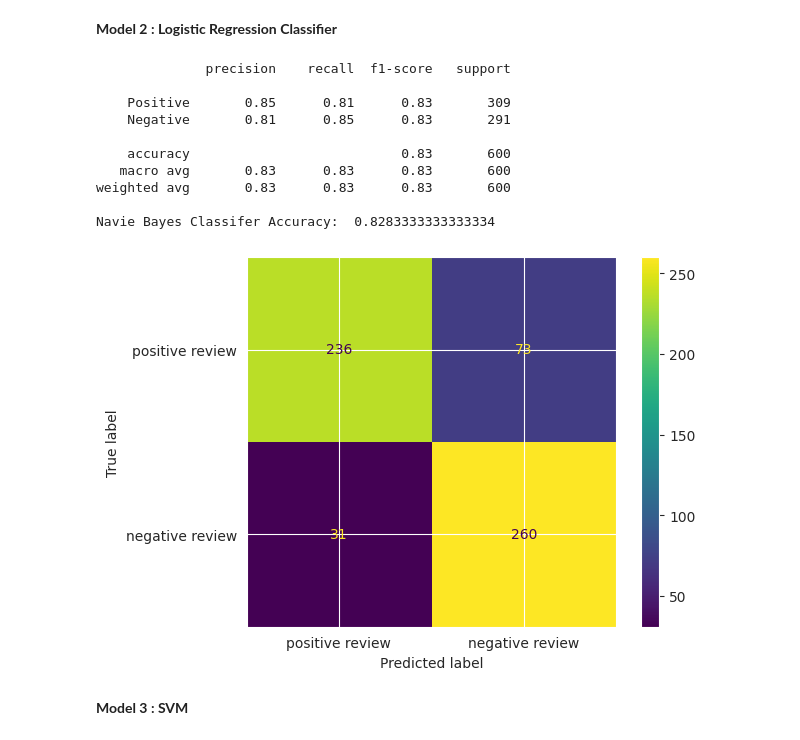
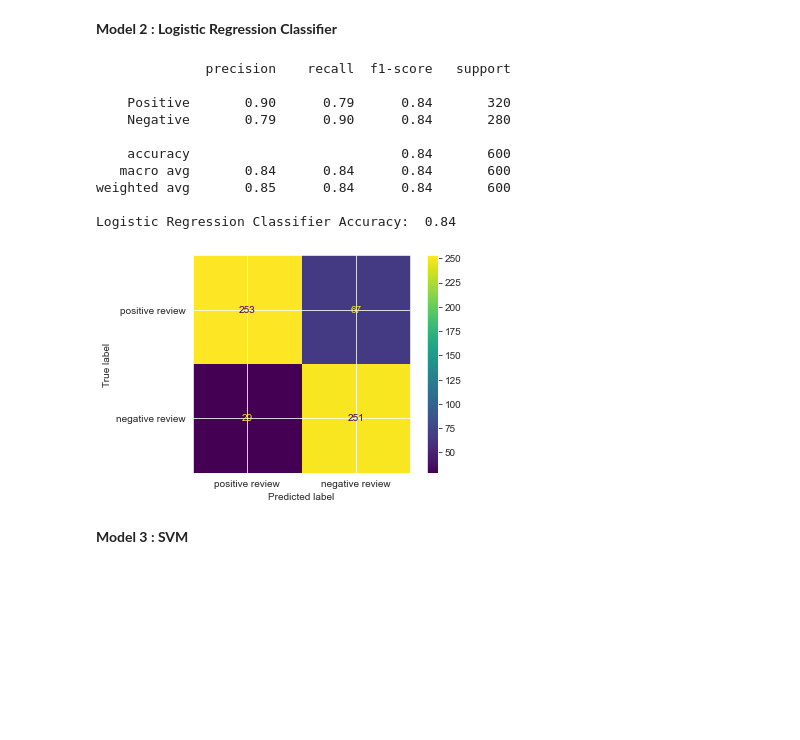
Before and after one commit to AKSYOA/Movie-Reviews-Sentiment-Analysis, a Jupyter notebook: Sentiment_Analysis_for_Movies_Reviews.ipynb, the cells around one changed output. Saved outputs shown, nothing was run; the diff lists cells and outputs as text; code cells hidden in the pictures; blank space fills up the shorter version.

```diff
--- a/Sentiment_Analysis_for_Movies_Reviews.ipynb
+++ b/Sentiment_Analysis_for_Movies_Reviews.ipynb
@@ -124,30 +113,30 @@ def tokenize_reviews(reviews):
    tokens.append(word_tokenize(review))
   return tokens
 # %%
-def remove_stop_words(Reviews_tokens):
+def remove_stop_words(reviews_tokens):
   tokens = []
   stop_words = set(stopwords.words('english'))
-  for token in Reviews_tokens:
+  for token in reviews_tokens:
     if token not in stop_words:
       tokens.append(token)
   return tokens
 # %%
-def lematize_tokens(Reviews_tokens):
+def lemmatize_tokens(reviews_tokens):
   tokens = []
   lemmatizer = WordNetLemmatizer()
-  for token in Reviews_tokens:
+  for token in reviews_tokens:
       tokens.append(lemmatizer.lemmatize(token))
   return tokens
 # %%
-def construct_review_sring_from_tokens(tokens):
+def construct_review_string_from_tokens(tokens):
   return ' '.join(tokens)
 # %%
 def preProcess_Reviews(reviews):
   reviews = [re.sub(r"(?![\s])\W+", "", review) for review in reviews]
   reviews = tokenize_reviews(reviews)
-  reviews = [lematize_tokens(review) for review in reviews]
+  reviews = [lemmatize_tokens(review) for review in reviews]
   reviews = [remove_stop_words(review) for review in reviews]
-  reviews = [construct_review_sring_from_tokens(review) for review in reviews]
+  reviews = [construct_review_string_from_tokens(review) for review in reviews]
   return reviews
 # %%
 positive_reviews = preProcess_Reviews(positive_reviews)
@@ -249,28 +238,28 @@ y_pred2 = logistic_classifier.predict(X_test_tf)
 # %%
 class_report2 = metrics.classification_report(Y_test, y_pred2, target_names=['Positive', 'Negative'])
 print(class_report2)
 
 matrix2 = confusion_matrix(Y_test,y_pred2)
 
-disp2 = ConfusionMatrixDisplay(confusion_matrix=matrix,
+disp2 = ConfusionMatrixDisplay(confusion_matrix=matrix2,
                                display_labels=['positive review','negative review'])
 
 disp2.plot()
 
 acc2 = metrics.accuracy_score(Y_test,y_pred2)
-print("Navie Bayes Classifer Accuracy: ", acc2)
+print("Logistic Regression Classifier Accuracy: ", acc2)
 # %% [output]
               precision    recall  f1-score   support
 
-    Positive       0.85      0.81      0.83       309
-    Negative       0.81      0.85      0.83       291
+    Positive       0.90      0.79      0.84       320
+    Negative       0.79      0.90      0.84       280
 
-    accuracy                           0.83       600
-   macro avg       0.83      0.83      0.83       600
-weighted avg       0.83      0.83      0.83       600
+    accuracy                           0.84       600
+   macro avg       0.84      0.84      0.84       600
+weighted avg       0.85      0.84      0.84       600
 
-Navie Bayes Classifer Accuracy:  0.8283333333333334
+Logistic Regression Classifier Accuracy:  0.84
-[figure, old version]
+[figure, new version]
 # %% [markdown]
 **Model 3 : SVM**
 # %%
```
Also changed, not shown: parts of 18 cells of this notebook, 4 other files.
